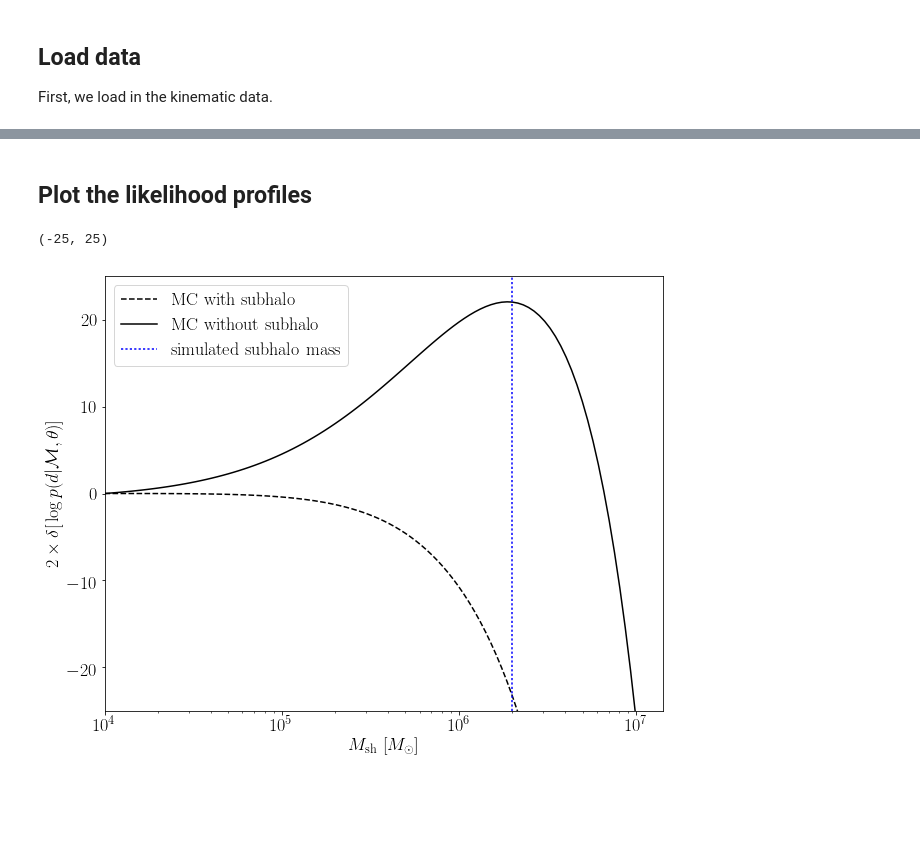
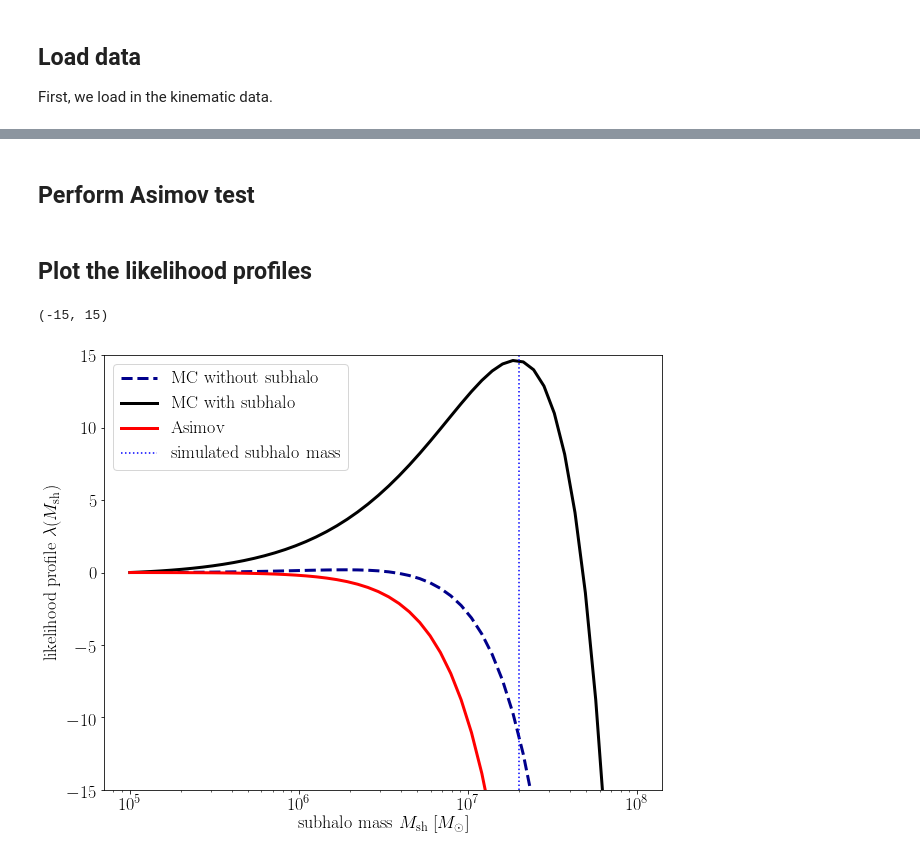
Before and after one commit to bsafdi/stellarWakes, a Jupyter notebook: examples/likelihood_example.ipynb, the cells around one changed output, grey strips where cells are left out. Drawn from its saved outputs; the diff is of its cells as text; code cells hidden in the pictures; blank space fills up the shorter version.

```diff
--- a/examples/likelihood_example.ipynb
+++ b/examples/likelihood_example.ipynb
@@ -50,9 +48,9 @@ Now we will use the `stellarContrails.LL` package to construct likelihood profil
 # %%
 # Fixed model parameters
-R = 0.2 #ROI radius in kpc
-ns = 1e7 #number density normalization parameter in kpc^{-3}
-v0 = 20 # velocity dispersion parameter of Maxwell-Boltzmann of background phase-space in km/s
-sub_halo_phase = np.array([0.0,0.0,0.0,300.0,0.0,0.0]) #sub-halo phase-space point [x,y,z,vx,vy,vz] in kpc and km/s
+R = 3.0 #ROI radius in kpc
+ns = 5e3 #number density normalization parameter in kpc^{-3}
+v0 = 100 # velocity dispersion parameter of Maxwell-Boltzmann of background phase-space in km/s
+sub_halo_phase = np.array([0.0,0.0,0.0,200.0,0.0,0.0]) #sub-halo phase-space point [x,y,z,vx,vy,vz] in kpc and km/s
 # %%
 def return_rs(M_sh):
     '''Return the expected Plummer radius rs in kpc for subhalo mass M_sh in solar masses'''
@@ -60,32 +58,40 @@ def return_rs(M_sh):
     return rs
 # %%
 ##Make an array of Masses
-Msh_list = 10**np.linspace(4,7,100) #Mass list in solar masses
+Msh_list = 10**np.linspace(5,8,50) #Mass list in solar masses
 rs_list = return_rs(Msh_list) #Plummer radius list in kpc
 
-LL_array_null = np.zeros(100) #List for log-likelihood values for data without subhalo
-LL_array_subhalo = np.zeros(100) #List for log-likelihood values for data with subhalo
-for i in range(100): #iterate through list and fill in log-likelihood values
+LL_array_null = np.zeros(len(Msh_list)) #List for log-likelihood values for data without subhalo
+LL_array_subhalo = np.zeros(len(Msh_list)) #List for log-likelihood values for data with subhalo
+for i in range(len(Msh_list)): #iterate through list and fill in log-likelihood values
     LL_array_null[i] = LL.Plummer(null_data,sub_halo_phase,Msh_list[i],rs_list[i],v0,R,ns)
     LL_array_subhalo[i] = LL.Plummer(subhalo_data,sub_halo_phase,Msh_list[i],rs_list[i],v0,R,ns)
+# %% [markdown]
+## Perform Asimov test
+# %%
+TS_arr = np.zeros(len(Msh_list))
+
+for i in range(len(Msh_list)):
+    TS_arr[i] = Asimov.TS_Asimov(R,ns,v0,Msh_list[i],sub_halo_phase,rs_list[i])
 # %% [markdown]
 ## Plot the likelihood profiles
 # %%
 fig = plt.figure(figsize=(10,8))
 
-plt.plot(Msh_list,2*(LL_array_null-LL_array_null[0]),"k--",label="MC with subhalo" )
-plt.plot(Msh_list,2*(LL_array_subhalo-LL_array_subhalo[0]),"k-",label = "MC without subhalo" )
-plt.axvline(2e6,color="blue",linestyle="dotted",label="simulated subhalo mass")
+plt.plot(Msh_list,2*(LL_array_null-LL_array_null[0]),"k--",label="MC without subhalo",color='darkblue',linewidth=3.0 )
+plt.plot(Msh_list,2*(LL_array_subhalo-LL_array_subhalo[0]),"k-",label = "MC with subhalo",linewidth=3.0 )
+plt.plot(Msh_list,2*(TS_arr-TS_arr[0]),"k-",label = "Asimov",color='red',linewidth=3.0 )
+plt.axvline(2e7,color="blue",linestyle="dotted",label="simulated subhalo mass")
 
 plt.xscale('log')
 plt.legend(fontsize=18)
-plt.xlabel(r'$M_{\mathrm{sh}}$ [$M_\odot$]',fontsize=18)
-plt.ylabel(r'$2 \times \delta \big[ \log p(d| \mathcal{M}, {\bf \theta}) \big]$',fontsize=18) #{\mathcal{L}}
+plt.xlabel(r'subhalo mass $M_{\mathrm{sh}}$ [$M_\odot$]',fontsize=18)
+plt.ylabel(r'likelihood profile $\lambda(M_\mathrm{sh})$',fontsize=18) #{\mathcal{L}}
 
 plt.xticks(fontsize=18)
 plt.yticks(fontsize=18)
 
-plt.ylim([-25,25])
+plt.ylim([-15,15])
 # %% [output]
-(-25, 25)
+(-15, 15)
-[figure, old version]
+[figure, new version]
```
Also changed, not shown: parts of 4 cells of this notebook, 5 other files.
